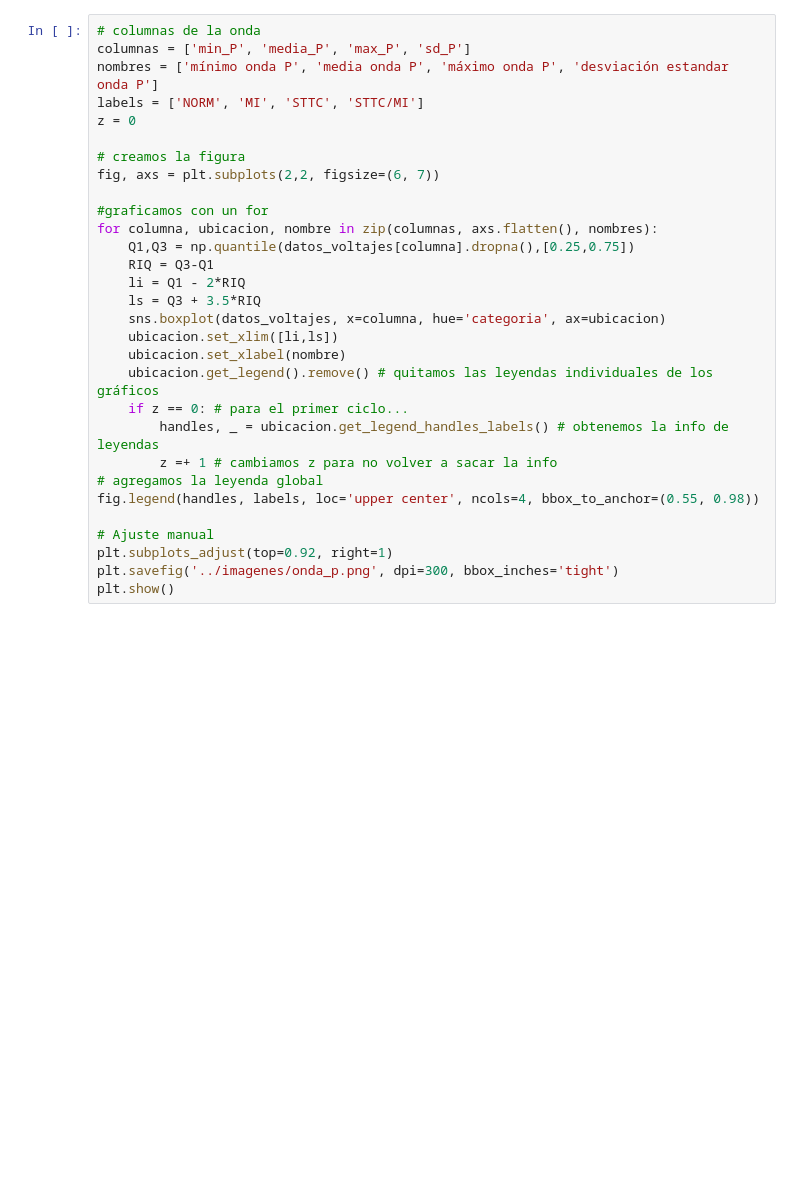
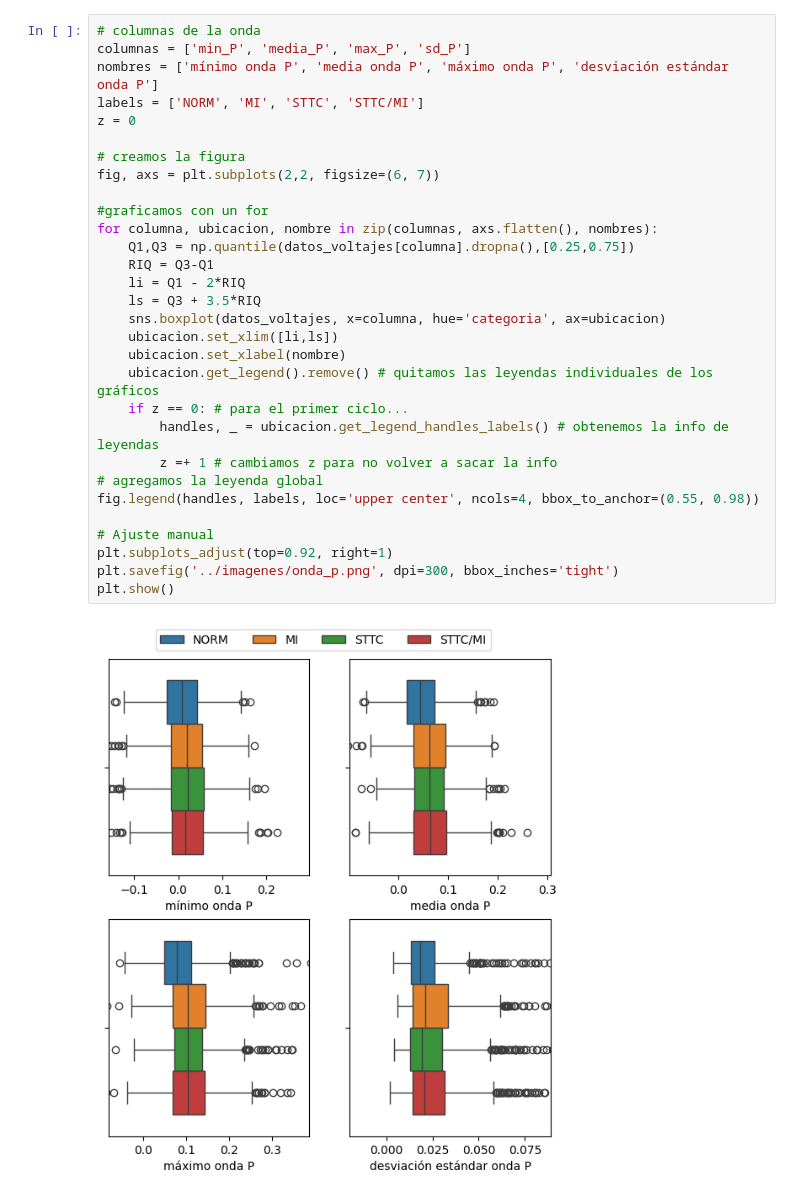
Before and after one commit to DavidMCV97/Tesis-ECG, a Jupyter notebook: Codigos/AED_imagenes.ipynb, the cells around one changed output. Drawn from its saved outputs; the diff is of its cells as text; blank space fills up the shorter version.

```diff
--- a/Codigos/AED_imagenes.ipynb
+++ b/Codigos/AED_imagenes.ipynb
@@ -58,30 +136,32 @@ Boxplots de onda P
 # %%
 # columnas de la onda
 columnas = ['min_P', 'media_P', 'max_P', 'sd_P']
-nombres = ['mínimo onda P', 'media onda P', 'máximo onda P', 'desviación estandar onda P']
+nombres = ['mínimo onda P', 'media onda P', 'máximo onda P', 'desviación estándar onda P']
 labels = ['NORM', 'MI', 'STTC', 'STTC/MI']
 z = 0
 
 # creamos la figura
 fig, axs = plt.subplots(2,2, figsize=(6, 7))
 
 #graficamos con un for
 for columna, ubicacion, nombre in zip(columnas, axs.flatten(), nombres):
     Q1,Q3 = np.quantile(datos_voltajes[columna].dropna(),[0.25,0.75])
     RIQ = Q3-Q1
     li = Q1 - 2*RIQ
     ls = Q3 + 3.5*RIQ
     sns.boxplot(datos_voltajes, x=columna, hue='categoria', ax=ubicacion)
     ubicacion.set_xlim([li,ls])
     ubicacion.set_xlabel(nombre)
     ubicacion.get_legend().remove() # quitamos las leyendas individuales de los gráficos
     if z == 0: # para el primer ciclo...
         handles, _ = ubicacion.get_legend_handles_labels() # obtenemos la info de leyendas
         z =+ 1 # cambiamos z para no volver a sacar la info
 # agregamos la leyenda global
 fig.legend(handles, labels, loc='upper center', ncols=4, bbox_to_anchor=(0.55, 0.98))
 
 # Ajuste manual
 plt.subplots_adjust(top=0.92, right=1)
 plt.savefig('../imagenes/onda_p.png', dpi=300, bbox_inches='tight')
 plt.show()
+# %% [output]
+[figure, added]
```
Also changed, not shown: parts of 51 cells of this notebook, 4 other files.
